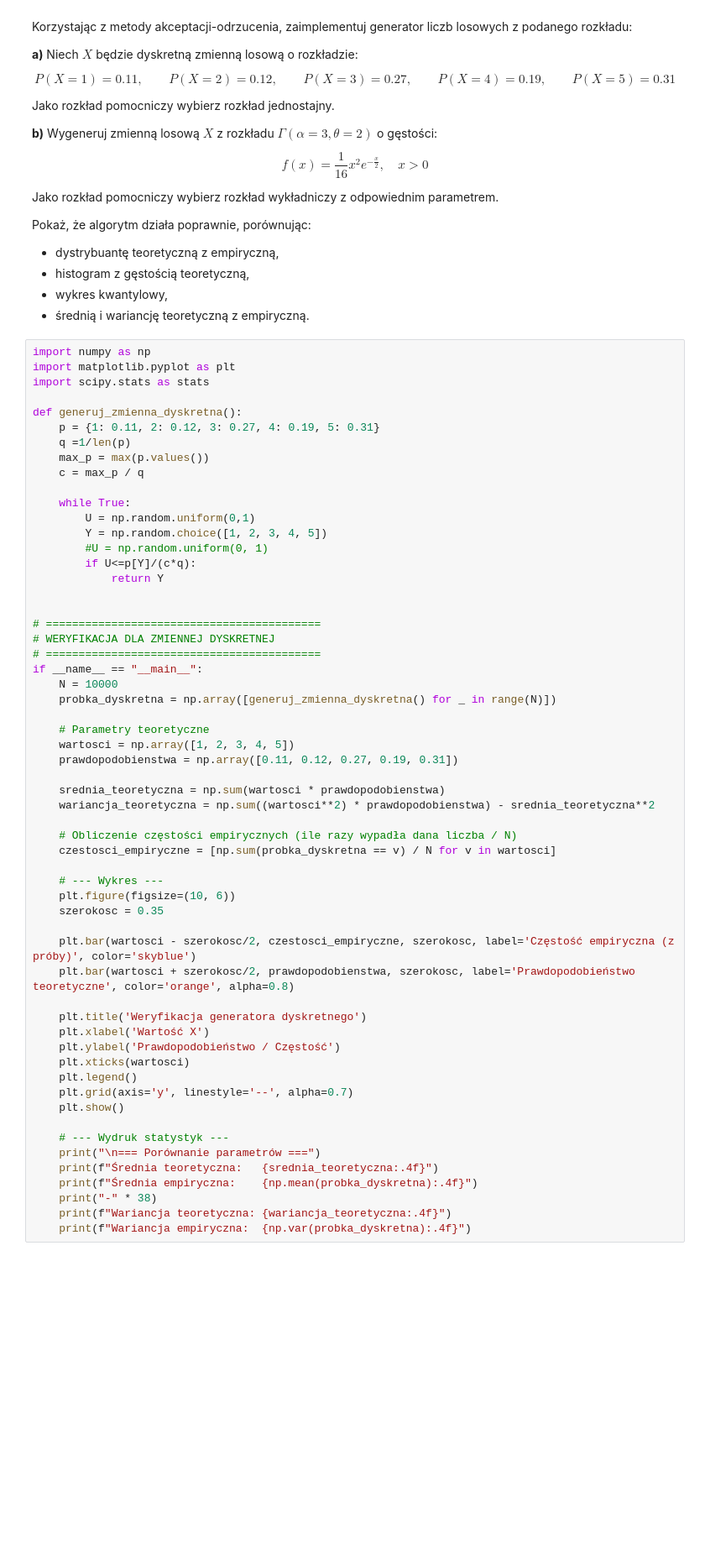
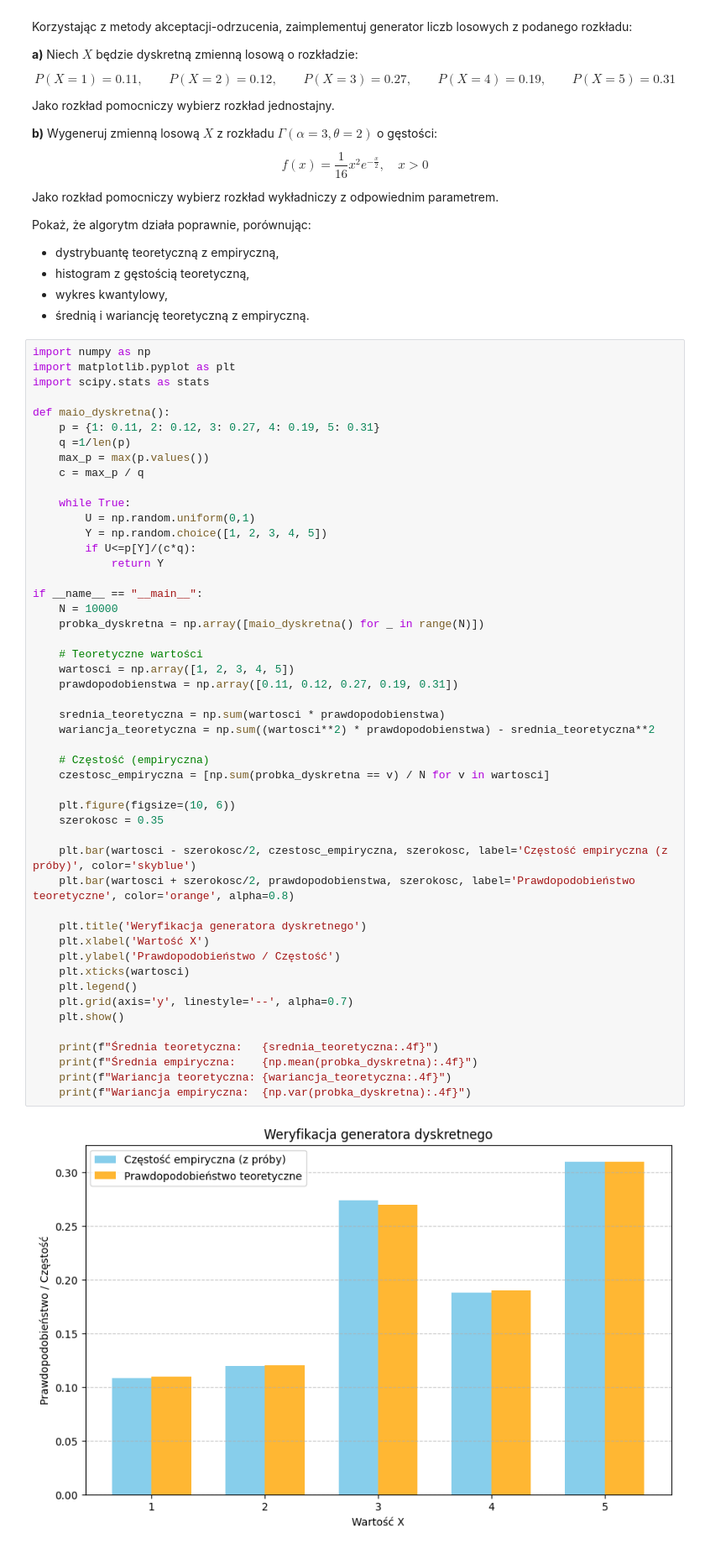
Before and after one commit to 281022-Wojciech-Oleksiak/Symulacje, a Jupyter notebook: lista3.ipynb, the cells around one changed output. Shown at 84% size. Drawn from its saved outputs; the diff is of its cells as text; blank space fills up the shorter version.

```diff
--- a/lista3.ipynb
+++ b/lista3.ipynb
@@ -27,7 +27,7 @@ import numpy as np
 import matplotlib.pyplot as plt
 import scipy.stats as stats
 
-def generuj_zmienna_dyskretna():
+def maio_dyskretna():
     p = {1: 0.11, 2: 0.12, 3: 0.27, 4: 0.19, 5: 0.31}
     q =1/len(p)
     max_p = max(p.values())
@@ -36,48 +36,40 @@ def generuj_zmienna_dyskretna():
     while True:
         U = np.random.uniform(0,1)
         Y = np.random.choice([1, 2, 3, 4, 5])
-        #U = np.random.uniform(0, 1)
         if U<=p[Y]/(c*q):
             return Y
 
-
-# ==========================================
-# WERYFIKACJA DLA ZMIENNEJ DYSKRETNEJ
-# ==========================================
 if __name__ == "__main__":
     N = 10000
-    probka_dyskretna = np.array([generuj_zmienna_dyskretna() for _ in range(N)])
+    probka_dyskretna = np.array([maio_dyskretna() for _ in range(N)])
 
-    # Parametry teoretyczne
+    # Teoretyczne wartości
     wartosci = np.array([1, 2, 3, 4, 5])
     prawdopodobienstwa = np.array([0.11, 0.12, 0.27, 0.19, 0.31])
 
     srednia_teoretyczna = np.sum(wartosci * prawdopodobienstwa)
     wariancja_teoretyczna = np.sum((wartosci**2) * prawdopodobienstwa) - srednia_teoretyczna**2
 
-    # Obliczenie częstości empirycznych (ile razy wypadła dana liczba / N)
-    czestosci_empiryczne = [np.sum(probka_dyskretna == v) / N for v in wartosci]
+    # Częstość (empiryczna)
+    czestosc_empiryczna = [np.sum(probka_dyskretna == v) / N for v in wartosci]
 
-    # --- Wykres ---
     plt.figure(figsize=(10, 6))
     szerokosc = 0.35
 
-    plt.bar(wartosci - szerokosc/2, czestosci_empiryczne, szerokosc, label='Częstość empiryczna (z próby)', color='skyblue')
+    plt.bar(wartosci - szerokosc/2, czestosc_empiryczna, szerokosc, label='Częstość empiryczna (z próby)', color='skyblue')
     plt.bar(wartosci + szerokosc/2, prawdopodobienstwa, szerokosc, label='Prawdopodobieństwo teoretyczne', color='orange', alpha=0.8)
 
     plt.title('Weryfikacja generatora dyskretnego')
     plt.xlabel('Wartość X')
     plt.ylabel('Prawdopodobieństwo / Częstość')
     plt.xticks(wartosci)
     plt.legend()
     plt.grid(axis='y', linestyle='--', alpha=0.7)
     plt.show()
 
-    # --- Wydruk statystyk ---
-    print("\n=== Porównanie parametrów ===")
     print(f"Średnia teoretyczna:   {srednia_teoretyczna:.4f}")
     print(f"Średnia empiryczna:    {np.mean(probka_dyskretna):.4f}")
-    print("-" * 38)
     print(f"Wariancja teoretyczna: {wariancja_teoretyczna:.4f}")
     print(f"Wariancja empiryczna:  {np.var(probka_dyskretna):.4f}")
 # %% [output]
+[figure, new version]
```
Also changed, not shown: parts of 11 cells of this notebook.
